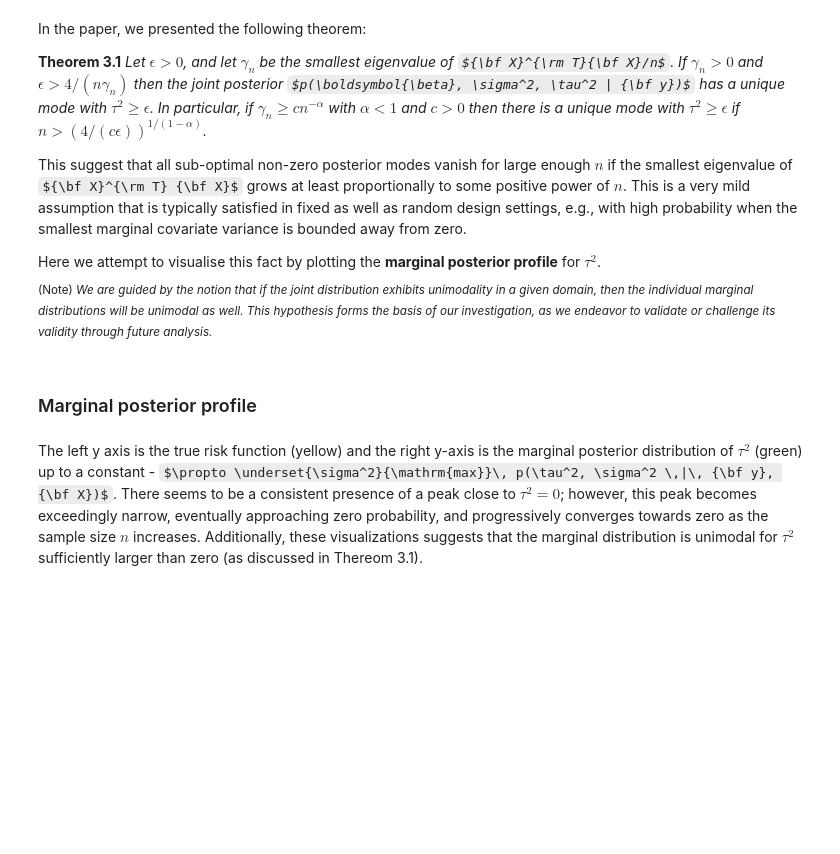
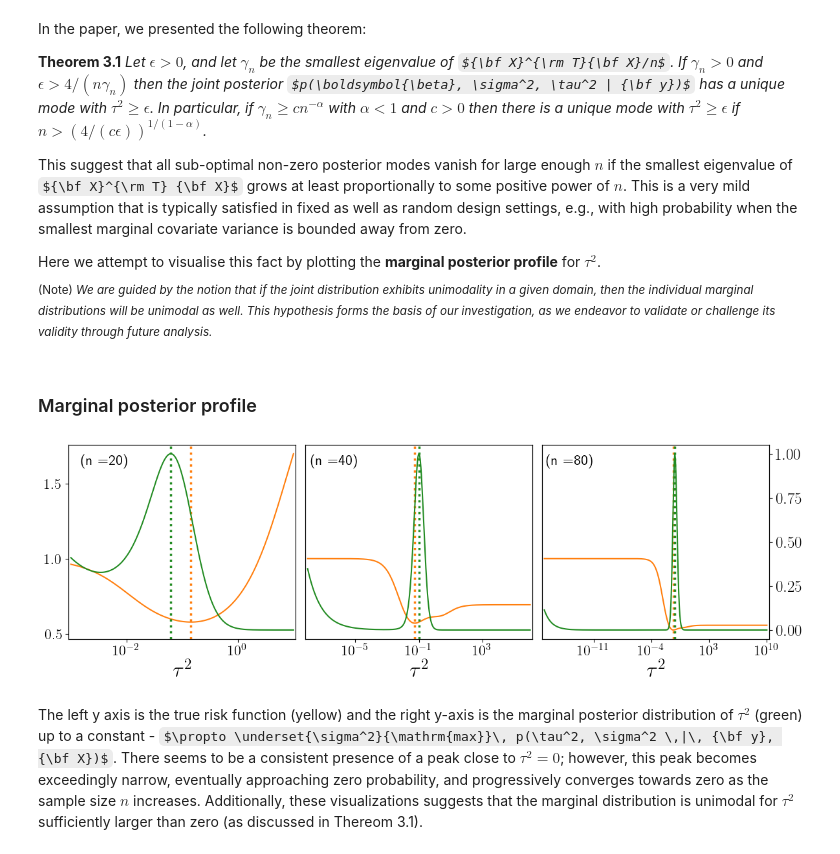
Before and after one commit to marioboley/fastridge, a Jupyter notebook: experiments/tutorial.ipynb, the cells around one changed output. Saved outputs shown, nothing was run; the diff lists cells and outputs as text; code cells hidden in the pictures; some formulas as TeX source; blank space fills up the shorter version.

```diff
--- a/experiments/tutorial.ipynb
+++ b/experiments/tutorial.ipynb
@@ -144,33 +155,35 @@ for i, s in enumerate(n_size):
     a_x = x_train_s.mean(axis=0)
     a_y = y_train_s.mean()
     b_x = x_train_s.std(axis=0)
     b_y = y_train_s.std()
     x_tr_norm = (x_train_s - a_x) / b_x
     y_tr_norm = (y_train_s - a_y) / b_y
 
-    path_s = RidgePathExperiment(x_train_s, y_train_s, x_test_s, y_test_s, alphas_s,
+    path_s = RidgePathExperiment(x_tr_norm, y_tr_norm, x_test_s, y_test_s, alphas_s,
                                  fit_intercept=True, normalize=True).run()
     t2_grid = 1 / path_s.alphas_
 
     axs[i].plot(t2_grid, path_s.true_risk_, label="True", color='#ff7f0e')
     axs[i].axvline(t2_grid[np.argmin(path_s.true_risk_)], ls=':', color='#ff7f0e',
                    label='$\\lambda^*$', linewidth=2.5)
 
     if i > 0:
         axs[i].get_yaxis().set_visible(False)
 
     ax2 = axs[i].twinx()
     plot_marg_profile(x_tr_norm, y_tr_norm, t2_grid, ax=ax2,
                       text="(n =" + str(s) + ")", dpi=100)
 
     axs[i].set_xlabel('$\\tau^2$', size=24)
 
     if i == 2:
         ax2.tick_params(axis='y', colors='black')
     else:
         ax2.set_yticks([])
 
 plt.savefig('../output/tutorial_figure4.pdf', dpi=600, bbox_inches="tight", pad_inches=0)
 plt.show()
+# %% [output]
+[figure, added]
 # %% [markdown]
 The left y axis is the true risk function (yellow) and the right y-axis is the marginal posterior distribution of $\tau^2$ (green) up to a constant - $\propto \underset{\sigma^2}{\mathrm{max}}\, p(\tau^2, \sigma^2 \,|\, {\bf y}, {\bf X})$. There seems to be a consistent presence of a peak close to $\tau^2 = 0$; however, this peak becomes exceedingly narrow, eventually approaching zero probability, and progressively converges towards zero as the sample size $n$ increases. Additionally, these visualizations suggests that the marginal distribution is unimodal for $\tau^2$ sufficiently larger than zero (as discussed in Thereom 3.1).
```
Also changed, not shown: parts of 3 cells of this notebook, 5 other files.
